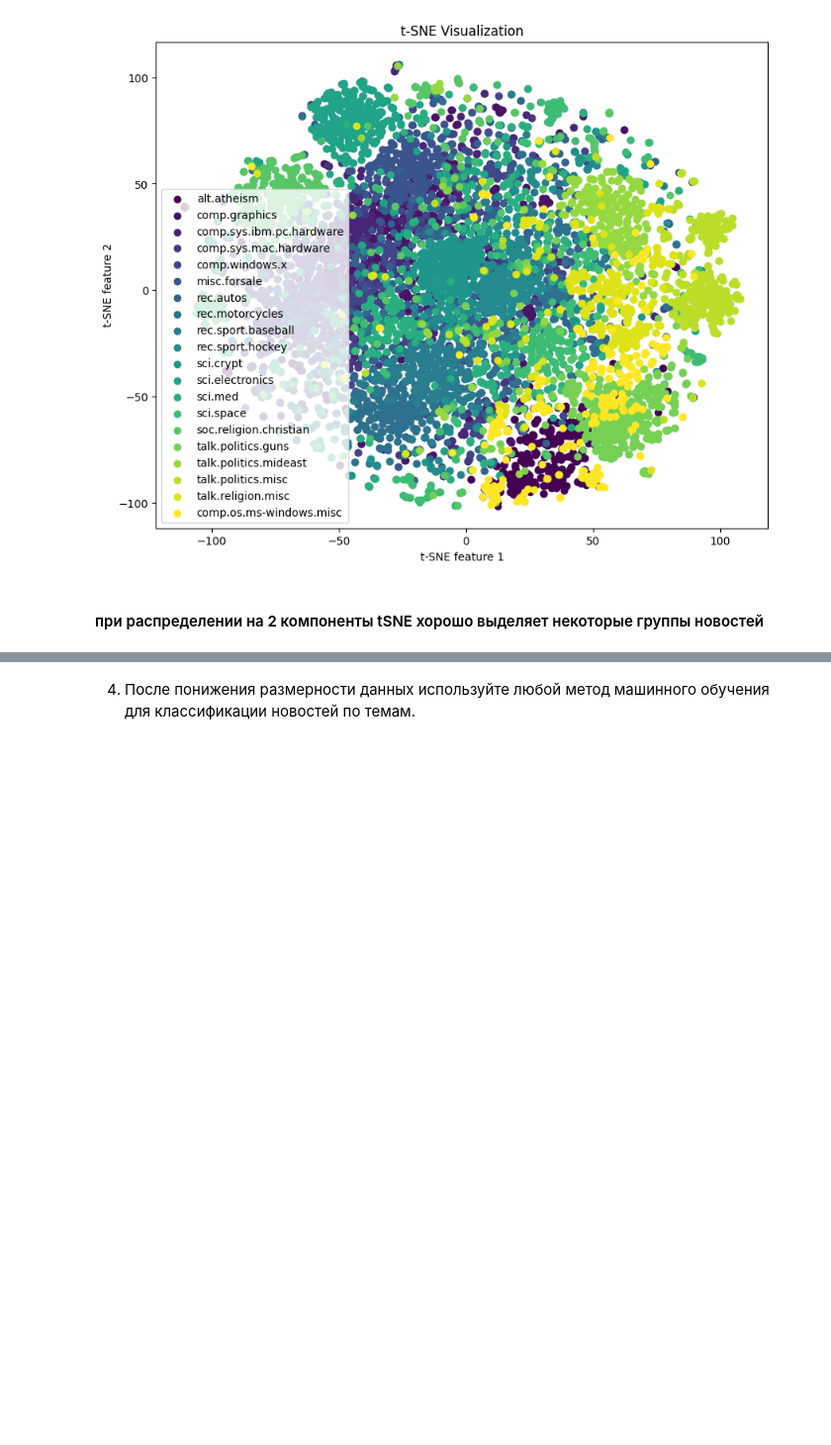
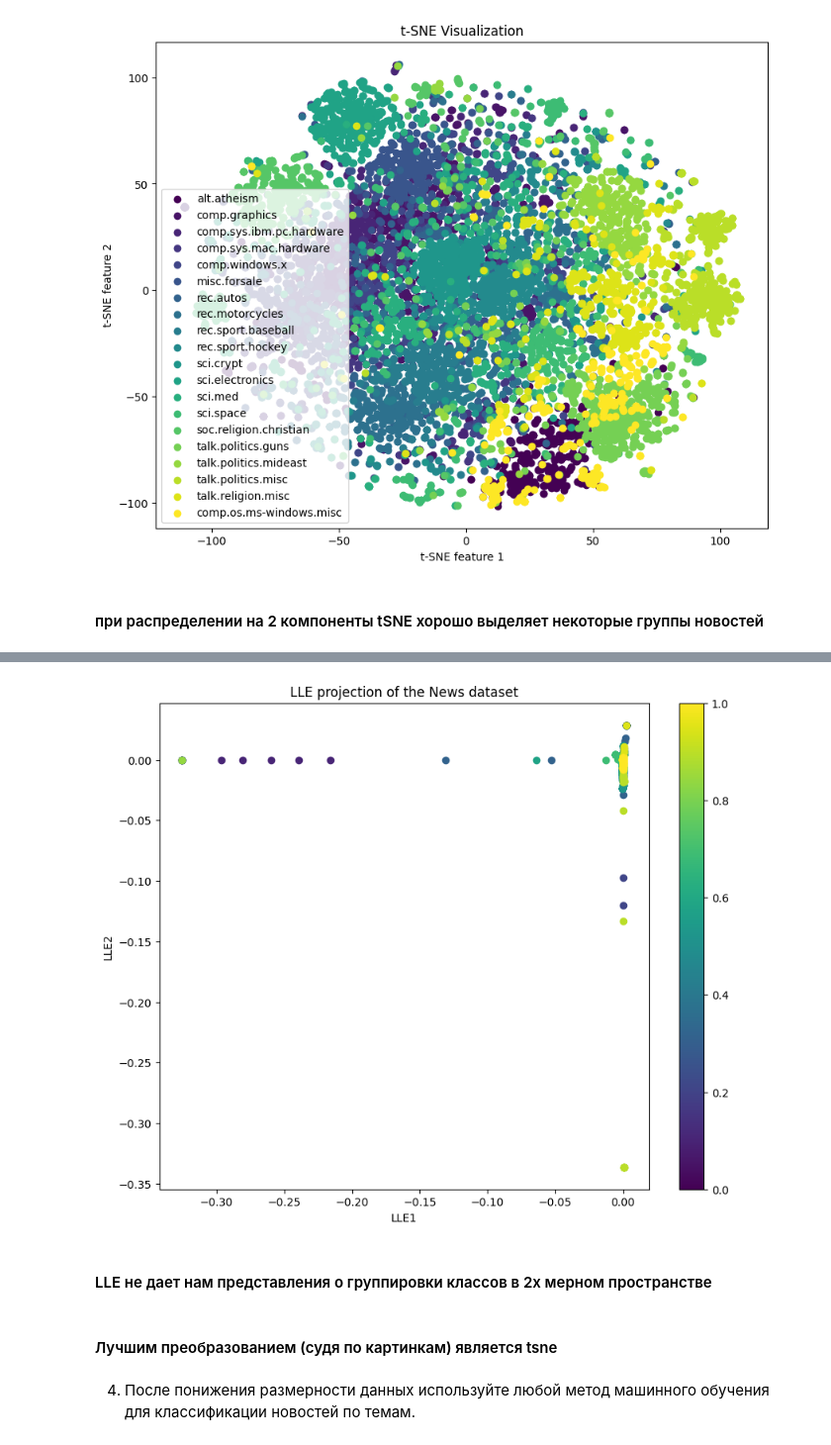
Before and after one commit to Rusttm/DSprojects, a Jupyter notebook: EDA/lesson9/seminar9_DZ.ipynb, the cells around one changed output, grey strips where cells are left out. Shown at 99% size. Cells and saved outputs as stored; diff of their text form; code cells hidden in the pictures; blank space fills up the shorter version.

```diff
--- a/EDA/lesson9/seminar9_DZ.ipynb
+++ b/EDA/lesson9/seminar9_DZ.ipynb
@@ -236,0 +237,6 @@ plt.show()
+# %%
+# Применение LLE
+from sklearn.manifold import LocallyLinearEmbedding
+lle = LocallyLinearEmbedding(n_components=2)
+X_train_lle = lle.fit_transform(X_train.toarray())
+print(X_train_lle)
@@ -237,3 +251,21 @@ plt.show()
+# %%
+plt.figure(figsize=(10, 8))
+for cat, color in color_dict.items():
+    idx = [ c == cat for c in y_train_cat]
+    plt.scatter(X_train_lle[idx, 0], X_train_lle[idx, 1], c=[color], label=cat)
+# plt.scatter(X_train_umap[:, 0], X_umap[:, 1], c=df['label'], cmap='viridis', s=5)
+plt.colorbar()
+plt.title('LLE projection of the News dataset')
+plt.xlabel('LLE1')
+plt.ylabel('LLE2')
+# plt.legend()
+plt.show()
+# %% [output]
+[figure, added]
+# %% [markdown]
+#### LLE не дает нам представления о группировки классов в 2х мерном пространстве
+# %% [markdown]
+#### Лучшим преобразованием (судя по картинкам) является tsne
 # %% [markdown]
 4. После понижения размерности данных используйте любой метод машинного обучения для классификации новостей по темам.
 # %%
```
Also changed, not shown: parts of 10 cells of this notebook.
